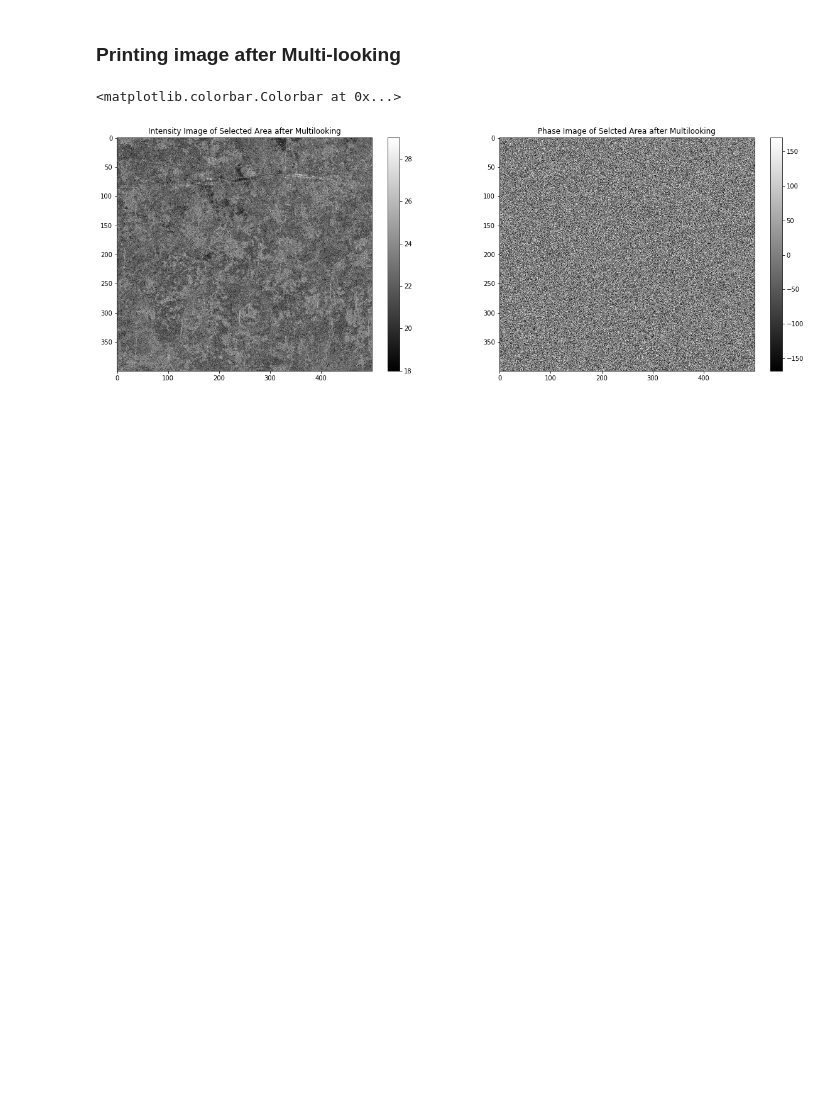
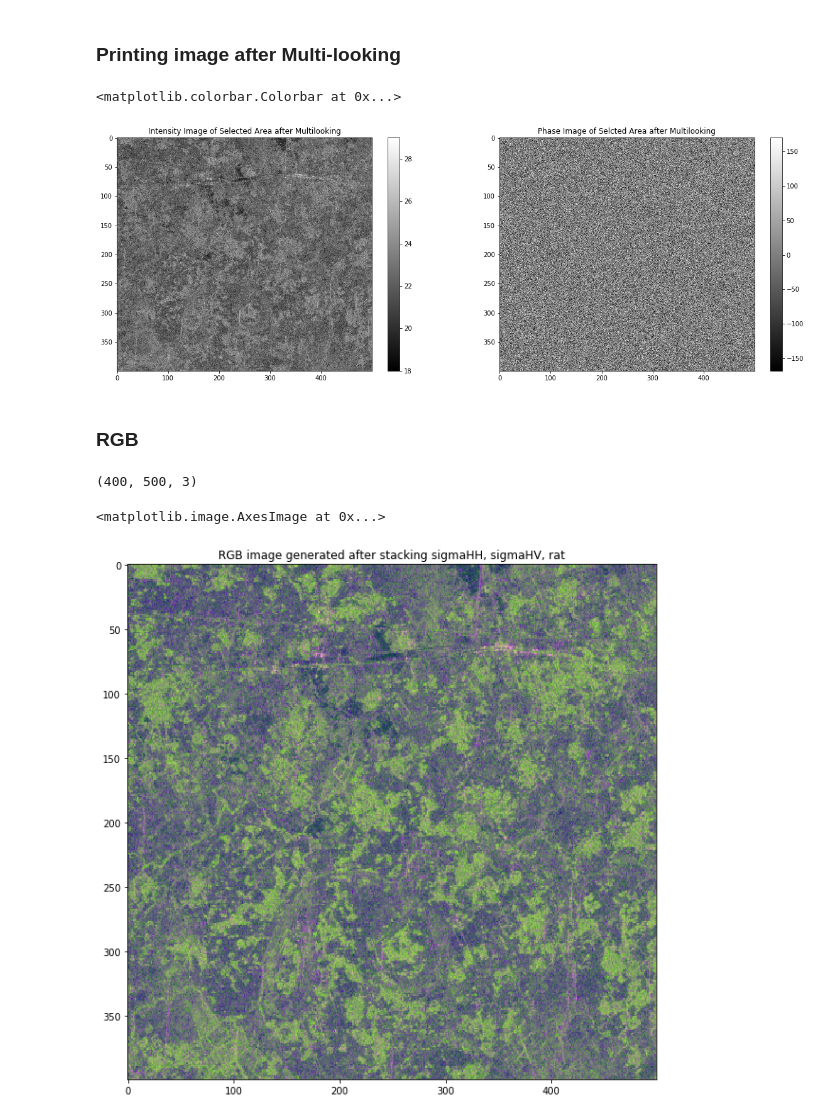
Before and after one commit to itsvaibhav01/CE716-Data-Processing-in-Remote-Sensing, a Jupyter notebook: lab_2.ipynb, the cells around one changed output. Saved outputs shown, nothing was run; the diff lists cells and outputs as text; code cells hidden in the pictures; blank space fills up the shorter version.

```diff
--- a/lab_2.ipynb
+++ b/lab_2.ipynb
@@ -14,8 +14,8 @@ data = gdal.Open('VOL-ALPSRP074050510-H1.1__A')
 # %%
 HH,HV = data.ReadAsArray()                 # HH and HV directly assigned as there are only 2 layers in data
 print(HH.shape)
-amplitude = np.absolute(HH)**2             # Aplitude after getting mod of complex numbert square
-amplitude = np.log(amplitude)
+amplitude = np.absolute(HH)**2             # Aplitude after getting mod of complex numbert square gives intenisty
+# amplitude = np.log(amplitude)
 phase = np.angle(HH,deg = True)            # Getting phase from HB layer
 amplitude = amplitude[9000:11000,2000:2500]# Croping the image of interest
 phase = phase[9000:11000,2000:2500]
@@ -86,3 +90,25 @@ plt.colorbar()
 # %% [output]
 <matplotlib.colorbar.Colorbar at 0x...>
 [figure]
+# %% [markdown]
+### RGB
+# %%
+sigmaHH = 10*np.log10(0.001 + MultiLook(amplitude)) -115
+sigmaHV = 10*np.log10(0.001 + MultiLook((np.absolute(HV)**2)[9000:11000,2000:2500])) - 115
+sigmaRAT = sigmaHH - sigmaHV
+# %%
+sigmaHH = (sigmaHH- np.min(sigmaHH)) / np.ptp(sigmaHH)
+sigmaHV = (sigmaHV- np.min(sigmaHV)) / np.ptp(sigmaHV)
+sigmaRAT = (sigmaRAT- np.min(sigmaRAT)) / np.ptp(sigmaRAT)
+# %%
+rgb = np.dstack((sigmaHH,sigmaHV,sigmaRAT))
+rgb.shape
+# %% [output]
+(400, 500, 3)
+# %%
+plt.figure(figsize=(10,10))
+plt.title("RGB image generated after stacking sigmaHH, sigmaHV, rat")
+plt.imshow(rgb,aspect = "auto")
+# %% [output]
+<matplotlib.image.AxesImage at 0x...>
+[figure, added]
```
Also changed, not shown: parts of 2 cells of this notebook.
